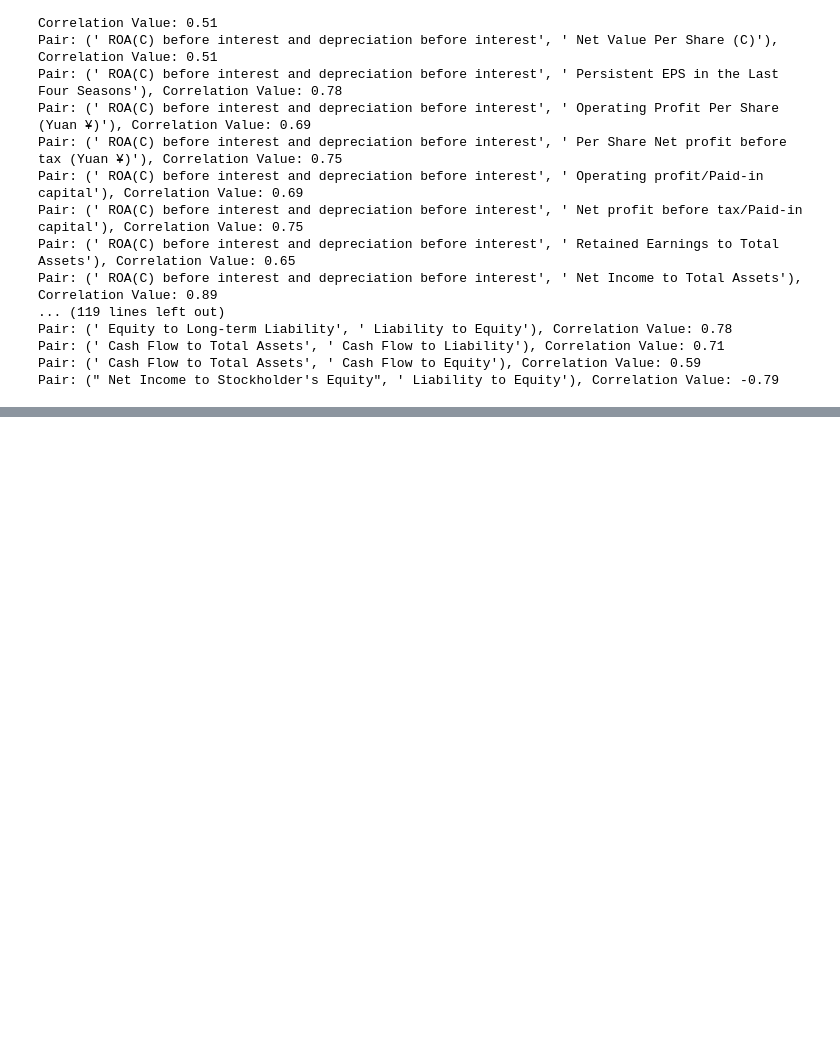
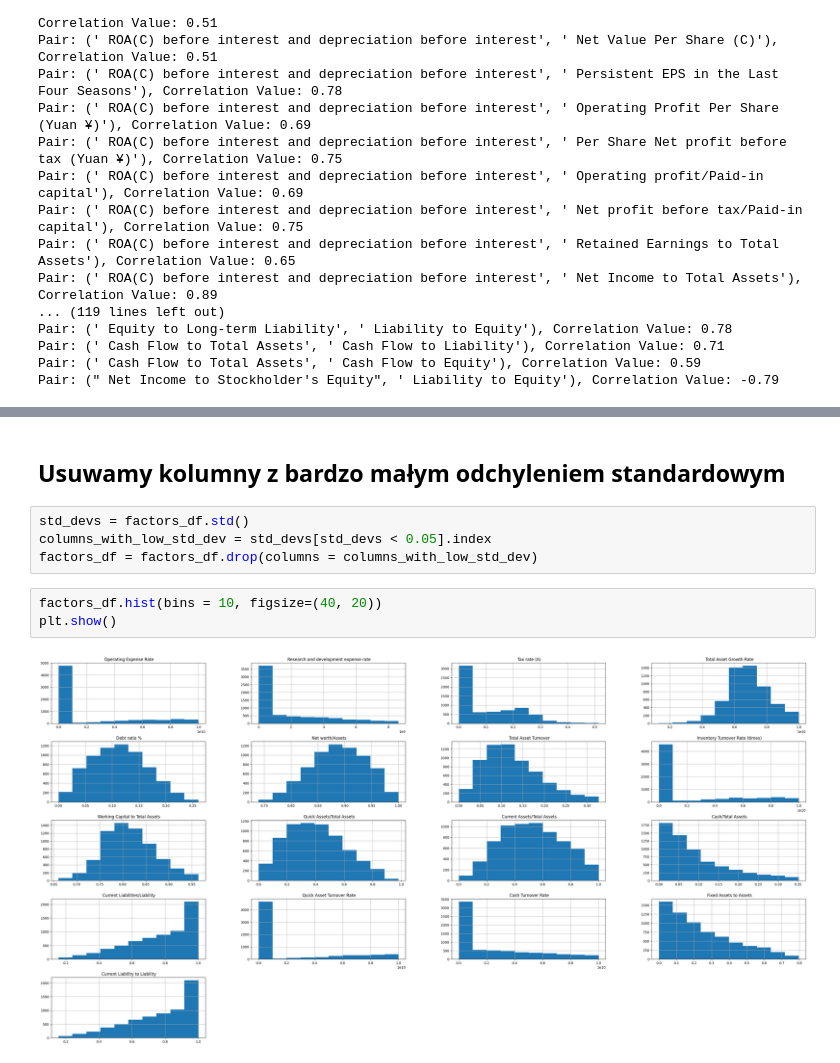
Before and after one commit to Zyziek055/Company-Bankruptcy-Prediction-Machine-Learning-Project-, a Jupyter notebook: data_exploration.ipynb, the cells around one changed output, grey strips where cells are left out. Saved outputs shown, nothing was run; the diff lists cells and outputs as text; blank space fills up the shorter version.

```diff
--- a/data_exploration.ipynb
+++ b/data_exploration.ipynb
@@ -326,0 +308,11 @@ sns.heatmap(factors_df.corr())
+# %% [markdown]
+## Usuwamy kolumny z bardzo małym odchyleniem standardowym
+# %%
+std_devs = factors_df.std()
+columns_with_low_std_dev = std_devs[std_devs < 0.05].index
+factors_df = factors_df.drop(columns = columns_with_low_std_dev)
+# %%
+factors_df.hist(bins = 10, figsize=(40, 20))
+plt.show()
+# %% [output]
+[figure, added]
```
Also changed, not shown: parts of 7 cells of this notebook.
